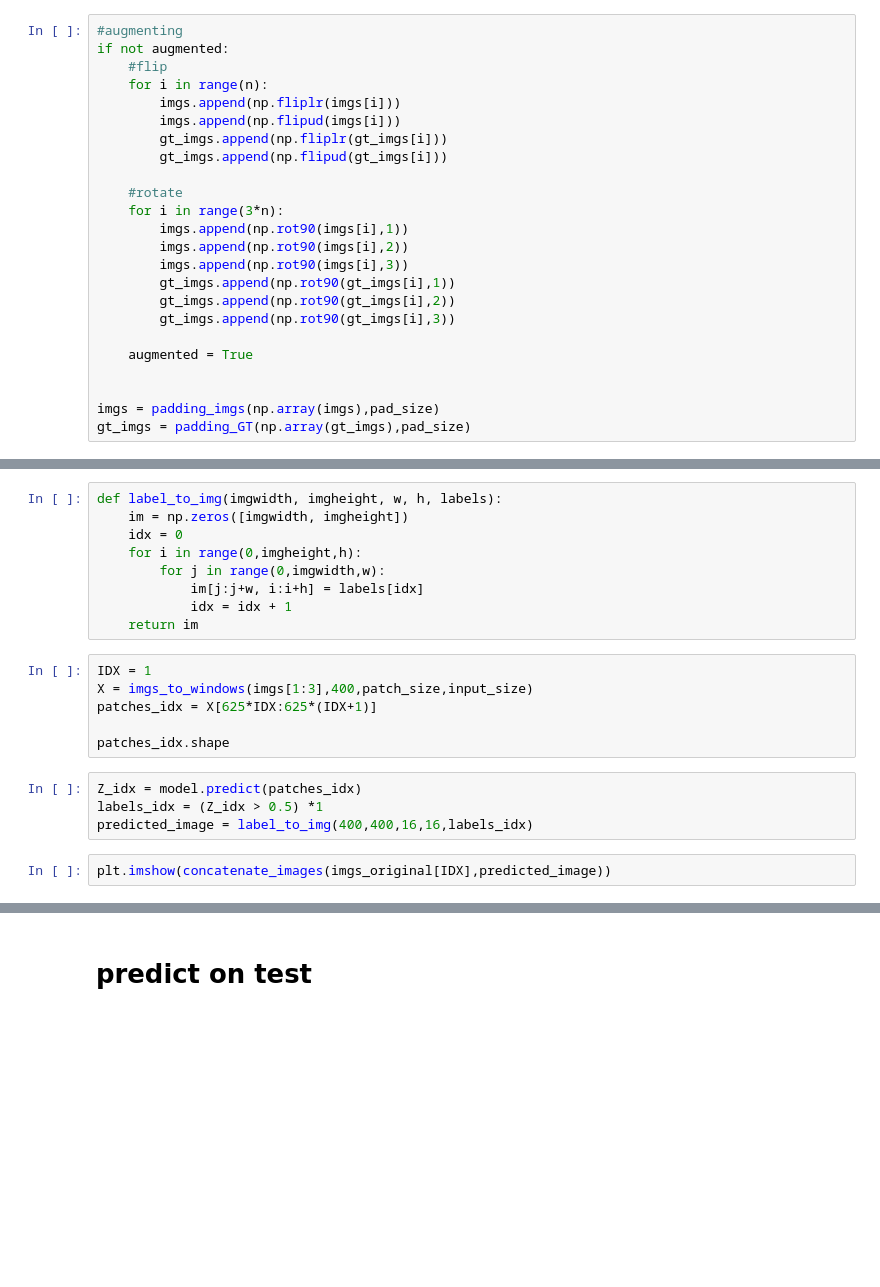
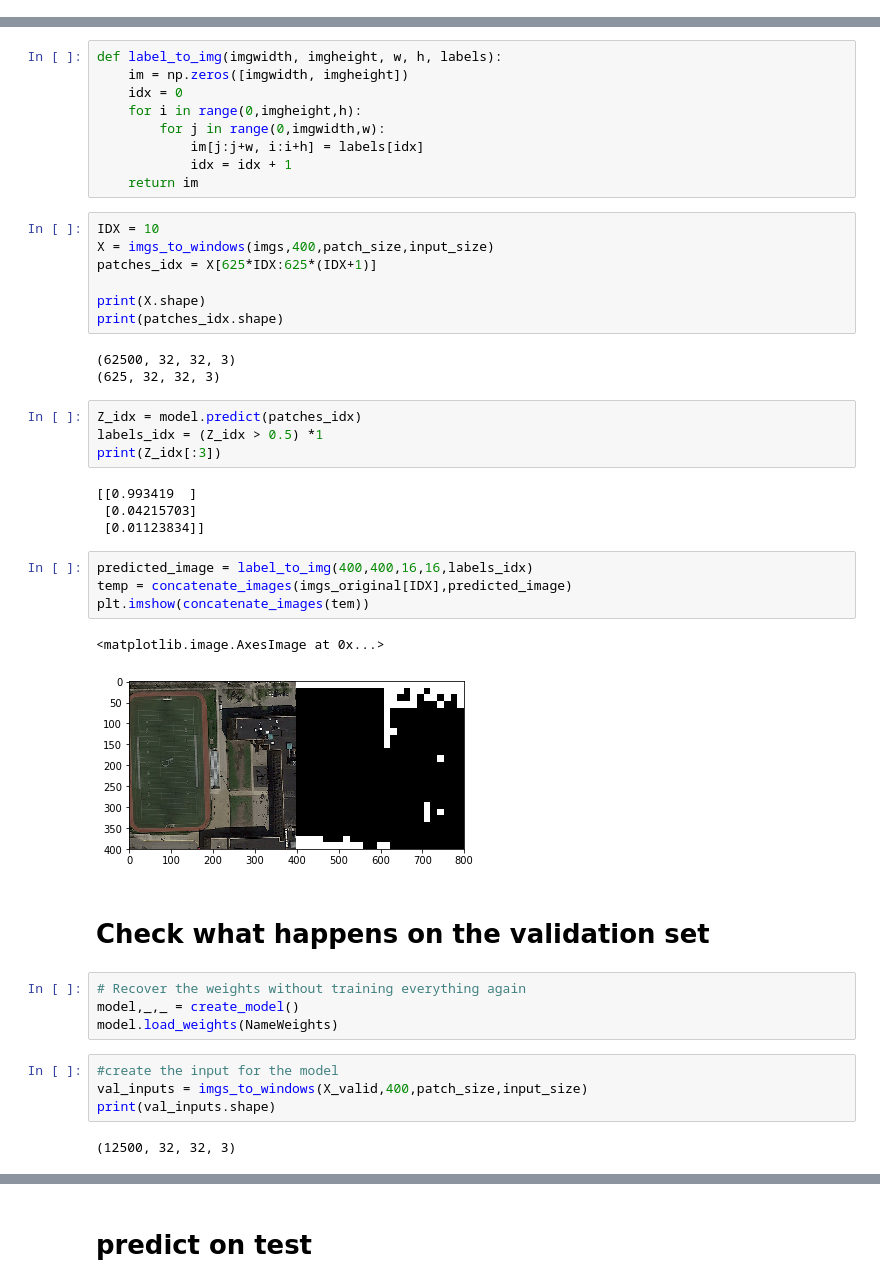
Before and after one commit to LeonardoPollina/ML_project_2, a Jupyter notebook: src/basicCNN.ipynb, the cells around one changed output, grey strips where cells are left out. Cells and saved outputs as stored; diff of their text form; blank space fills up the shorter version.

Commit message:
EVERYTHING IS IN ORDER. F1 on crowdAI= 0.74

```diff
--- a/src/basicCNN.ipynb
+++ b/src/basicCNN.ipynb
@@ -131,24 +177,0 @@ print(files[0])
-# %%
-#augmenting
-if not augmented:
-    #flip
-    for i in range(n):
-        imgs.append(np.fliplr(imgs[i]))
-        imgs.append(np.flipud(imgs[i]))
-        gt_imgs.append(np.fliplr(gt_imgs[i]))
-        gt_imgs.append(np.flipud(gt_imgs[i]))
-
-    #rotate
-    for i in range(3*n):
-        imgs.append(np.rot90(imgs[i],1))
-        imgs.append(np.rot90(imgs[i],2))
-        imgs.append(np.rot90(imgs[i],3))
-        gt_imgs.append(np.rot90(gt_imgs[i],1))
-        gt_imgs.append(np.rot90(gt_imgs[i],2))
-        gt_imgs.append(np.rot90(gt_imgs[i],3))
-
-    augmented = True
-
-
-imgs = padding_imgs(np.array(imgs),pad_size)
-gt_imgs = padding_GT(np.array(gt_imgs),pad_size)
@@ -197,14 +251,39 @@ def label_to_img(imgwidth, imgheight, w, h, labels):
             idx = idx + 1
     return im
 # %%
-IDX = 1
-X = imgs_to_windows(imgs[1:3],400,patch_size,input_size)
+IDX = 10
+X = imgs_to_windows(imgs,400,patch_size,input_size)
 patches_idx = X[625*IDX:625*(IDX+1)]
 
-patches_idx.shape
+print(X.shape)
+print(patches_idx.shape)
+# %% [output]
+(62500, 32, 32, 3)
+(625, 32, 32, 3)
 # %%
 Z_idx = model.predict(patches_idx)
 labels_idx = (Z_idx > 0.5) *1
-predicted_image = label_to_img(400,400,16,16,labels_idx)
+print(Z_idx[:3])
+# %% [output]
+[[0.993419  ]
+ [0.04215703]
+ [0.01123834]]
-# %%
-plt.imshow(concatenate_images(imgs_original[IDX],predicted_image))
+# %%
+predicted_image = label_to_img(400,400,16,16,labels_idx)
+temp = concatenate_images(imgs_original[IDX],predicted_image)
+plt.imshow(concatenate_images(tem))
+# %% [output]
+<matplotlib.image.AxesImage at 0x...>
+[figure, added]
+# %% [markdown]
+# Check what happens on the validation set
+# %%
+# Recover the weights without training everything again
+model,_,_ = create_model()
+model.load_weights(NameWeights)
+# %%
+#create the input for the model
+val_inputs = imgs_to_windows(X_valid,400,patch_size,input_size)
+print(val_inputs.shape)
+# %% [output]
+(12500, 32, 32, 3)
```
Also changed, not shown: parts of 25 cells of this notebook.
